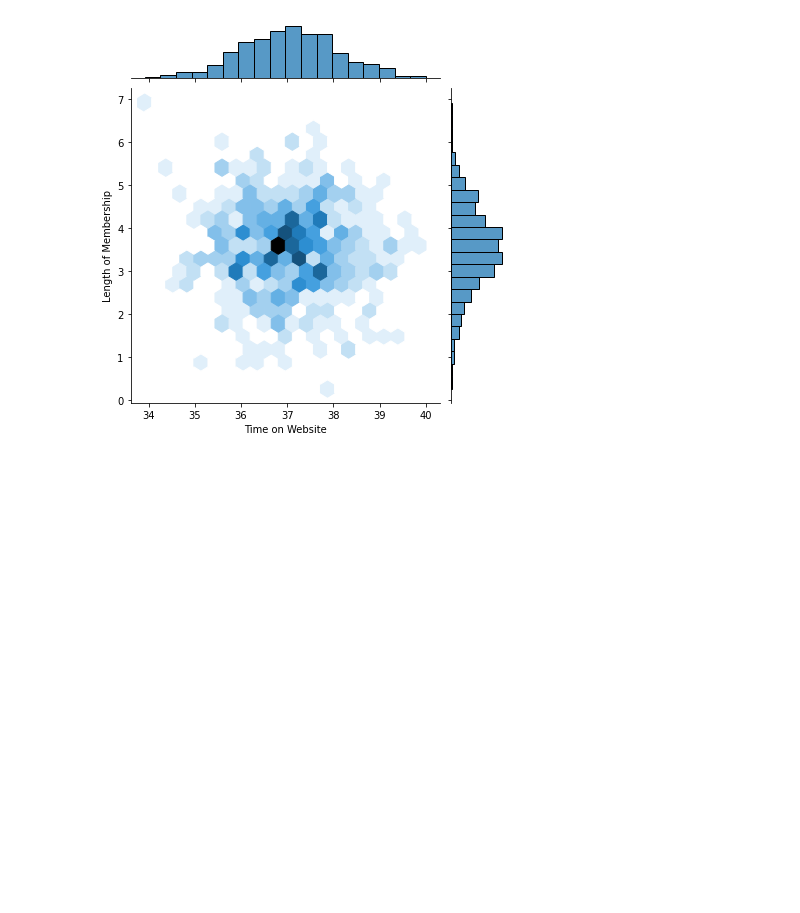
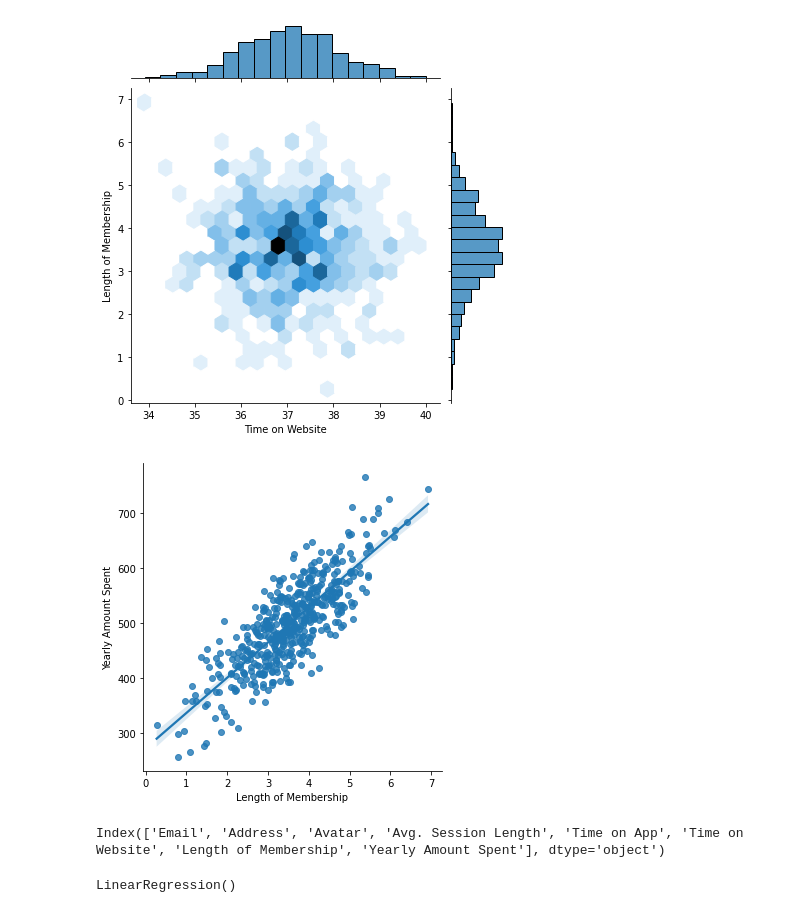
Before and after one commit to abrarrafi/Machine_Learning, a Jupyter notebook: LinearRegression2.ipynb, the cells around one changed output. Cells and saved outputs as stored; diff of their text form; code cells hidden in the pictures; blank space fills up the shorter version.

```diff
--- a/LinearRegression2.ipynb
+++ b/LinearRegression2.ipynb
@@ -84,3 +83,12 @@ plt.show()
 # %% [output]
 [figure]
 [figure]
+# %%
+sns.lmplot(data=df, x = 'Length of Membership', y = 'Yearly Amount Spent')
+plt.show()
+# %% [output]
+[figure, added]
+# %%
+print(df.columns)
+# %% [output]
+Index(['Email', 'Address', 'Avatar', 'Avg. Session Length', 'Time on App', 'Time on Website', 'Length of Membership', 'Yearly Amount Spent'], dtype='object')
@@ -86,0 +100,5 @@ plt.show()
+# %%
+lr = LinearRegression()
+lr.fit(x_train, y_train)
+# %% [output]
+LinearRegression()
```
Also changed, not shown: parts of 10 cells of this notebook.
